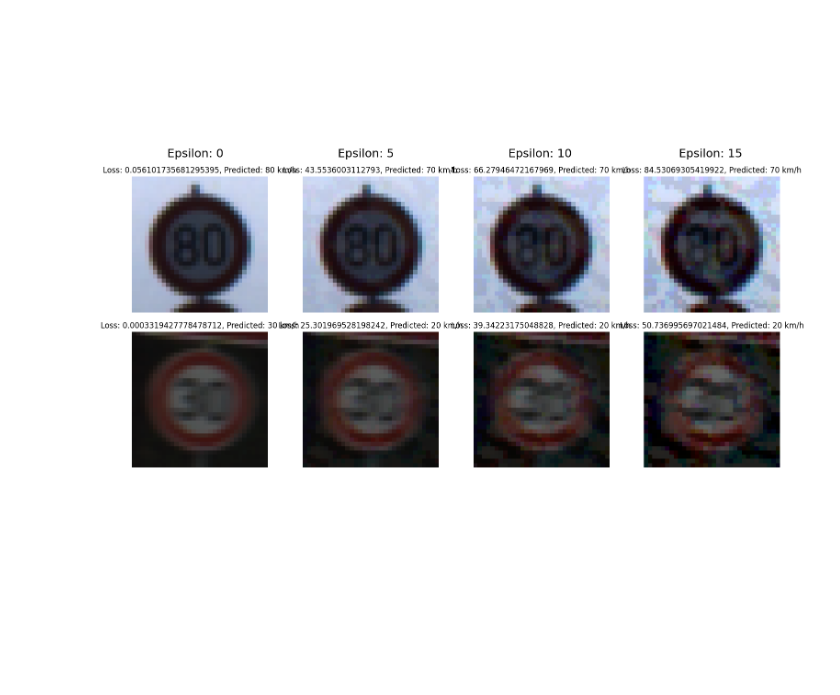
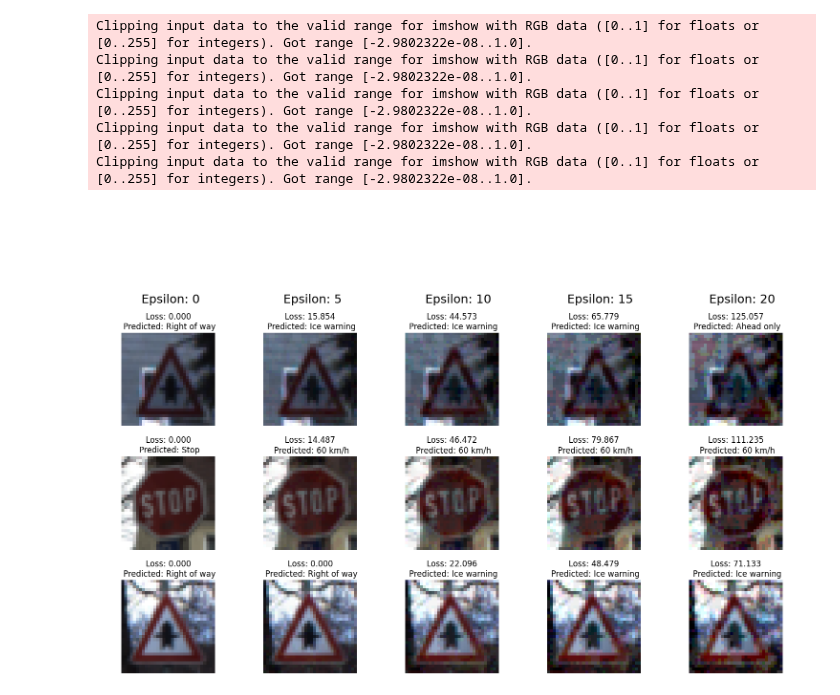
Before and after one commit to ro-jo-mo/Dissertation-Verifying-NN, a Jupyter notebook: pytorch.ipynb, the cells around one changed output. Cells and saved outputs as stored; diff of their text form; code cells hidden in the pictures; blank space fills up the shorter version.

```diff
--- a/pytorch.ipynb
+++ b/pytorch.ipynb
@@ -272,41 +286,49 @@ def denormalise(images):
 # %%
-for img,lbl in test_loader:
-    img = img.to(device)
-    lbl = lbl.to(device)
+def adversarial_test(model):
+    for img,lbl in test_loader:
+        img = img.to(device)
+        lbl = lbl.to(device)
 
-    """og_pred = model(img)
-    adv_pred = model(adv)
-    og_loss = loss_func()"""
-    #print(f"Set: {epsilon}\nActual: {torch.max(denormalise(img)-denormalise(adv))}")
+        """og_pred = model(img)
+        adv_pred = model(adv)
+        og_loss = loss_func()"""
+        #print(f"Set: {epsilon}\nActual: {torch.max(denormalise(img)-denormalise(adv))}")
 
-    rows = 3
-    columns = 4
+        rows = 4
+        columns = 5
 
-    plt.figure(figsize=(15, 10))
-
-    for j in range(columns):
-        epsilon = j * 5
-        plt.subplot(rows, columns, j + 1)
-        plt.axis("off")
-        plt.text(0.3, 0, f"Epsilon: {epsilon}", fontsize=18)
+        plt.figure(figsize=(15, 10))
+        multiplier = 5
+        for j in range(columns):
+            epsilon = j * multiplier
+            plt.subplot(rows, columns, j + 1)
+            plt.axis("off")
+            plt.text(0.3, 0, f"Epsilon: {epsilon}", fontsize=18)
 
 
 
-    for j in range(columns):
-        epsilon = j * 5 / 255
-        adv = pgd_attack(model,img,lbl,loss_func,50,epsilon,2)
-        for i in range(1,rows):
-            plt.subplot(rows, columns, i * columns + j + 1)
-            pred = model(adv[i].reshape(1,3,_N,_N))
-            loss = loss_func(pred,lbl[i].reshape(1)).data
-            pred_class = LABELS[torch.argmax(pred)]
-            plt.imshow(to_image(adv[i].cpu()))
-            plt.title(f"Loss: {loss}, Predicted: {pred_class}")
-            plt.axis("off")
-    plt.tight_layout()
-    plt.show()
-
-    break
+        for j in range(columns):
+            epsilon = j * multiplier / 255
+            adv = pgd_attack(model,img,lbl,loss_func,50,epsilon,2)
+            for i in range(1,rows):
+                plt.subplot(rows, columns, i * columns + j + 1)
+                pred = model(adv[i].reshape(1,3,_N,_N))
+                loss = loss_func(pred,lbl[i].reshape(1)).data
+                pred_class = LABELS[torch.argmax(pred)]
+                pred_class = pred_class[:12] + "..." if len(pred_class) > 12 else pred_class
+                plt.imshow(to_image(adv[i].cpu()))
+                plt.title(f"Loss: {loss:.3f}\n Predicted: {pred_class}")
+                plt.axis("off")
+        plt.tight_layout()
+        plt.show()
+        # Gets errors for images being out of 0-1 range, probably floating point inaccuracy
+        break
+adversarial_test(model)
 # %% [output]
+Clipping input data to the valid range for imshow with RGB data ([0..1] for floats or [0..255] for integers). Got range [-2.9802322e-08..1.0].
+Clipping input data to the valid range for imshow with RGB data ([0..1] for floats or [0..255] for integers). Got range [-2.9802322e-08..1.0].
+Clipping input data to the valid range for imshow with RGB data ([0..1] for floats or [0..255] for integers). Got range [-2.9802322e-08..1.0].
+Clipping input data to the valid range for imshow with RGB data ([0..1] for floats or [0..255] for integers). Got range [-2.9802322e-08..1.0].
+Clipping input data to the valid range for imshow with RGB data ([0..1] for floats or [0..255] for integers). Got range [-2.9802322e-08..1.0].
-[figure, old version]
+[figure, new version]
 # %%
```
Also changed, not shown: parts of 11 cells of this notebook, 1 other file.
